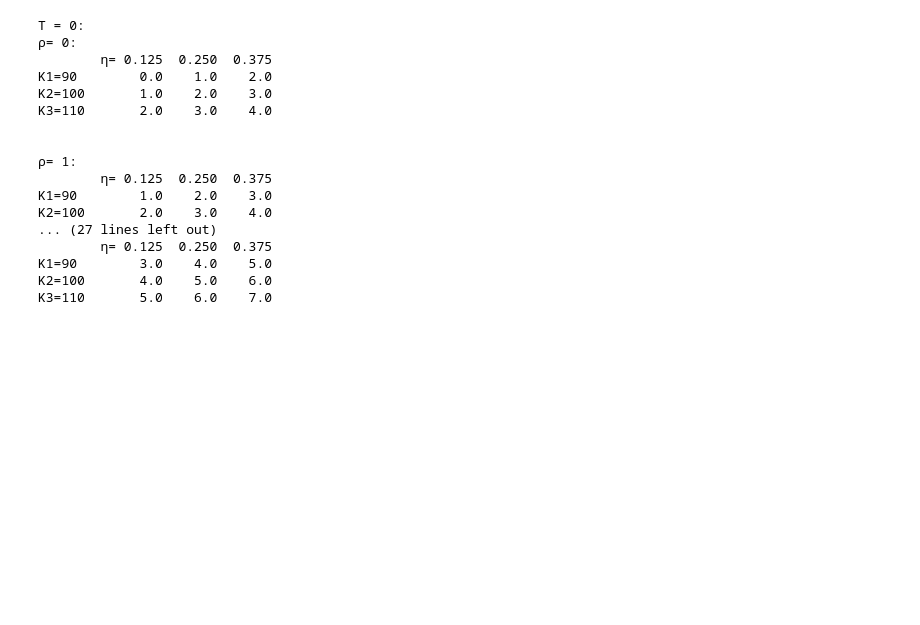
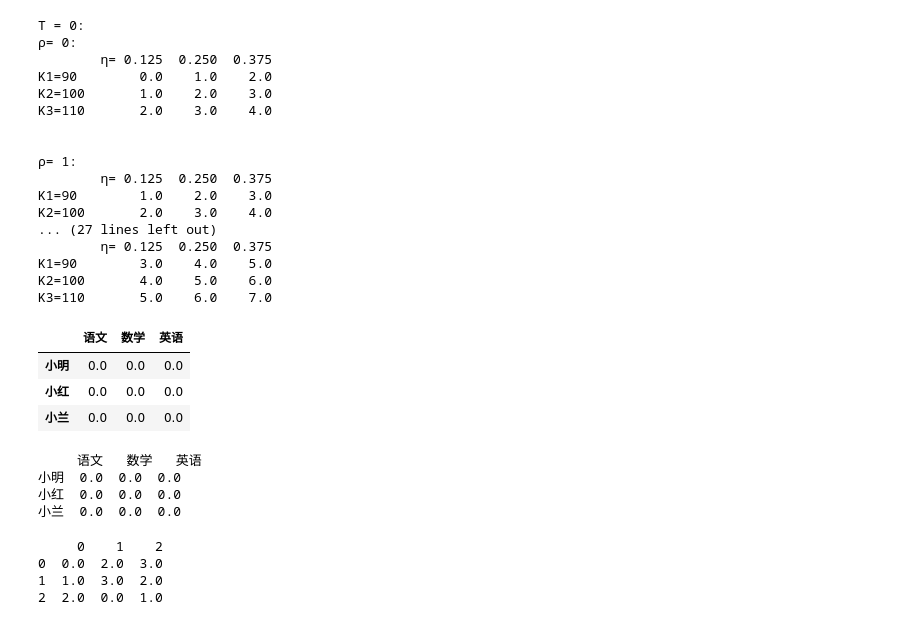
Before and after one commit to Wuzhuoqun/Final-Project, a Jupyter notebook: draft_20221030.ipynb, the cells around one changed output. Drawn from its saved outputs; the diff is of its cells as text; code cells hidden in the pictures; blank space fills up the shorter version.

```diff
--- a/draft_20221030.ipynb
+++ b/draft_20221030.ipynb
@@ -624,0 +631,27 @@ K3=110       5.0    6.0    7.0
+# %%
+x=np.zeros([3,3])
+dx=pd.DataFrame(x,index=['小明','小红','小兰'],columns=['语文','数学','英语'])
+dx
+# %% [output]
+|  | 语文 | 数学 | 英语 |
+| 小明 | 0.0 | 0.0 | 0.0 |
+| 小红 | 0.0 | 0.0 | 0.0 |
+| 小兰 | 0.0 | 0.0 | 0.0 |
+# %%
+print(dx)
+# %% [output]
+     语文   数学   英语
+小明  0.0  0.0  0.0
+小红  0.0  0.0  0.0
+小兰  0.0  0.0  0.0
+# %%
+x=np.zeros([3,3])
+for i in range(3):
+    x[i]=[i,i^2,i^3]
+dx=pd.DataFrame(x)
+print(dx)
+# %% [output]
+     0    1    2
+0  0.0  2.0  3.0
+1  1.0  3.0  2.0
+2  2.0  0.0  1.0
```
Also changed, not shown: parts of 1 cell of this notebook, 2 other files.
